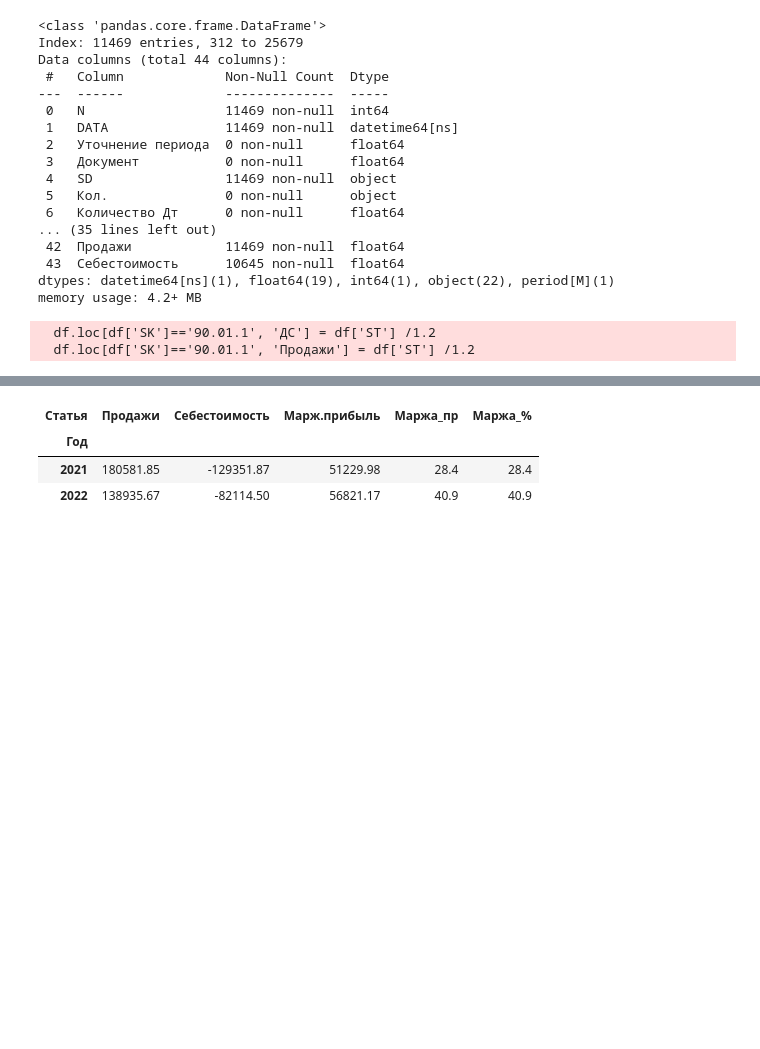
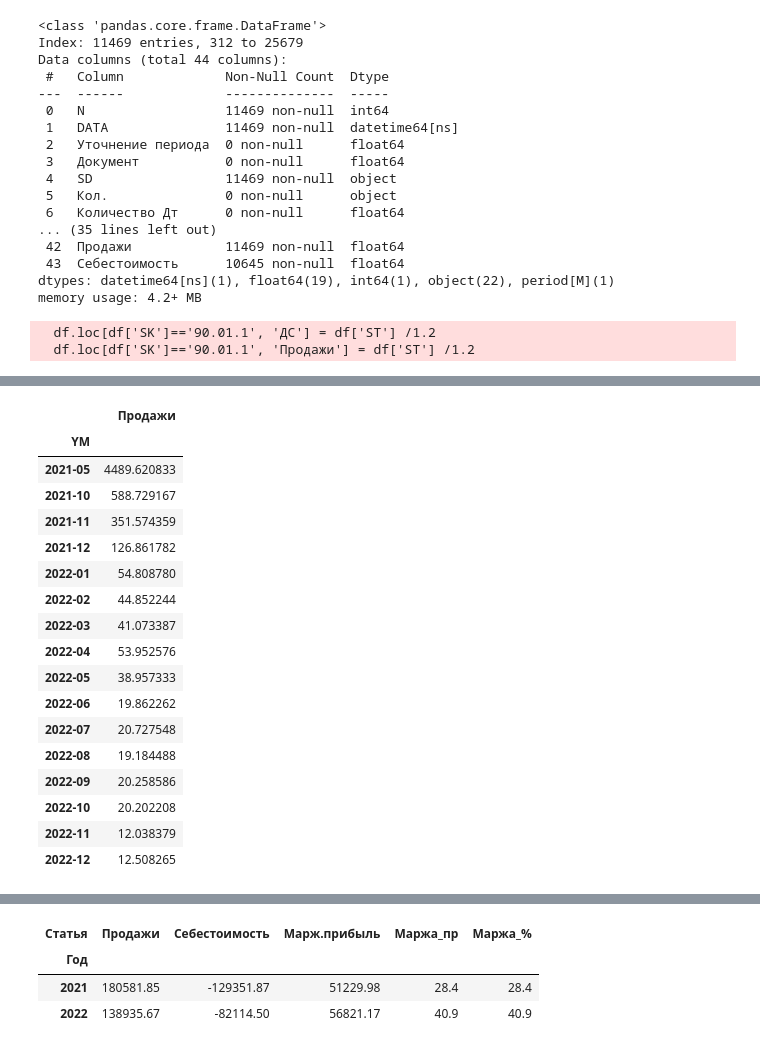
Before and after one commit to Smolenishev/streamlit-test_1-app, a Jupyter notebook: test_1.ipynb, the cells around one changed output, grey strips where cells are left out. Saved outputs shown, nothing was run; the diff lists cells and outputs as text; code cells hidden in the pictures; blank space fills up the shorter version.

```diff
--- a/test_1.ipynb
+++ b/test_1.ipynb
@@ -65,0 +104,23 @@ memory usage: 4.2+ MB
+# %%
+pt_1 = pd.pivot_table(df_1, index='YM', values='Продажи')
+
+pt_1
+# %% [output]
+|  | Продажи |
+| YM |  |
+| 2021-05 | 4489.620833 |
+| 2021-10 | 588.729167 |
+| 2021-11 | 351.574359 |
+| 2021-12 | 126.861782 |
+| 2022-01 | 54.808780 |
+| 2022-02 | 44.852244 |
+| 2022-03 | 41.073387 |
+| 2022-04 | 53.952576 |
+| 2022-05 | 38.957333 |
+| 2022-06 | 19.862262 |
+| 2022-07 | 20.727548 |
+| 2022-08 | 19.184488 |
+| 2022-09 | 20.258586 |
+| 2022-10 | 20.202208 |
+| 2022-11 | 12.038379 |
+| 2022-12 | 12.508265 |
```
Also changed, not shown: parts of 5 cells of this notebook, 1 other file.
